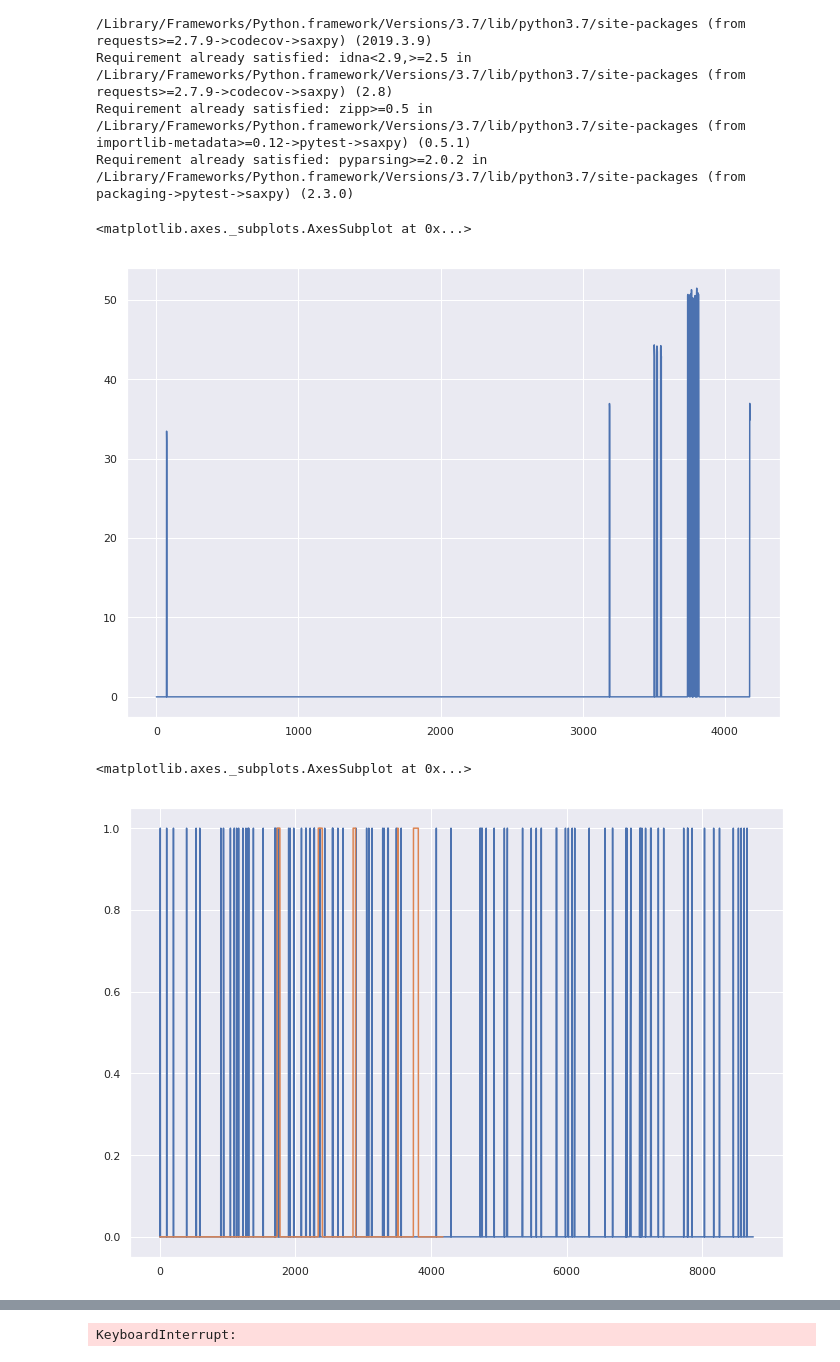
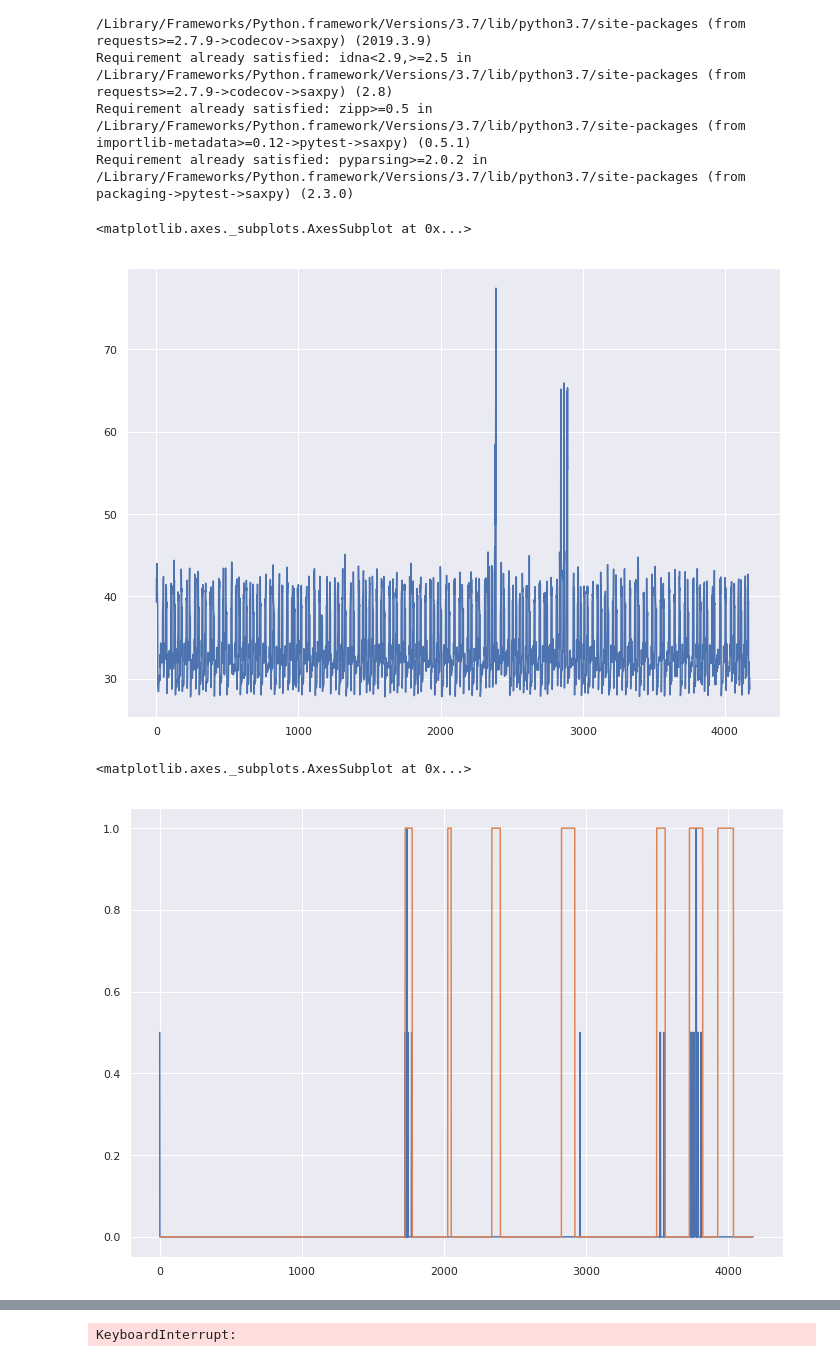
Before and after one commit to sebastiaansch/CDALab2, a Jupyter notebook: Assignment/Discrete models task.ipynb, the cells around one changed output, grey strips where cells are left out. Drawn from its saved outputs; the diff is of its cells as text; code cells hidden in the pictures.

```diff
--- a/Assignment/Discrete models task.ipynb
+++ b/Assignment/Discrete models task.ipynb
@@ -47,5 +47,3 @@ df1 = pd.read_csv("data/BATADAL_dataset03.csv")
 df2 = pd.read_csv("data/BATADAL_dataset04.csv")
 df2.columns = df2.columns.str.replace(" ", "")
 dftest = pd.read_csv("data/BATADAL_test_dataset.csv")
-
-df2.loc[df2['ATT_FLAG'] == -999, 'ATT_FLAG'] = 0
@@ -52,6 +90,6 @@ df2.loc[df2['ATT_FLAG'] == -999, 'ATT_FLAG'] = 0
 # %%
-def discretize(original_signal, paa_size=3, window_size=3, amount_of_levels=3):
-    sax1 = sax_via_window(dat, window_size, paa_size, amount_of_levels)
+def discretize(original_signal, paa_size=6, window_size=2, amount_of_levels=3):
+    sax1 = sax_via_window(original_signal, window_size, paa_size, amount_of_levels)
     indices = []
     for k, v in sax1.items():
         indices.extend(v)
@@ -71,27 +109,42 @@ def get_trigram(discrete_signal):
     trigram_df_prob = trigram_df/trigram_df.sum()
     return pd.Series(tri_list, index=discrete_signal.index[:-2]), trigram_df_prob[0]
 # %%
-sns.lineplot(data=df2['F_PU6'])
+sns.lineplot(data=df2['P_J14'])
 # %% [output]
 <matplotlib.axes._subplots.AxesSubplot at 0x...>
-[figure, old version]
+[figure, new version]
 # %%
 ## Select a target, discretize and see if it overlaps
+target_columns = ['F_PU6', 'S_PU6', 'F_PU11', 'S_PU11', 'F_PU7', 'S_PU7', 'L_T1', 'P_J14', 'P_J302', 'P_J307']
+fig, ax = plt.subplots()
 
-target = 'L_T1'
-dat1 = df1[target].values
-tris, triprob = get_trigram(discretize(dat1))
+alert_sum = []
 
-dat2 = df2[target].values
-tris2, tris2prob = get_trigram(discretize(dat2))
+paa_size=3
+window_size=2
+amount_of_levels=3
 
-threshold = min(triprob)
-fig, ax = plt.subplots()
-sns.lineplot(data=tris2.apply(lambda x: triprob.get(x, -1))<=threshold, ax=ax)
+for target in target_columns:
+    dat1 = df1[target].values
+    tris, triprob = get_trigram(discretize(dat1,paa_size,window_size,amount_of_levels))
+
+    dat2 = df2[target].values
+    tris2, tris2prob = get_trigram(discretize(dat2,paa_size,window_size,amount_of_levels))
+
+    threshold = 0
+    if len(alert_sum) == 0:
+        results = (tris2.apply(lambda x: triprob.get(x, -1))<=threshold).astype(int)
+        alert_sum = results
+    else:
+        results = (tris2.apply(lambda x: triprob.get(x, -1))<=threshold).astype(int)
+        alert_sum = alert_sum.add(results, fill_value=0)
+
+
+sns.lineplot(data=alert_sum/max(alert_sum), ax=ax)
 sns.lineplot(data=df2['ATT_FLAG'], ax=ax)
 # %% [output]
 <matplotlib.axes._subplots.AxesSubplot at 0x...>
-[figure, old version]
+[figure, new version]
 # %%
 ## Count the occurences of different words
 word_counts = discrete_signal['word'].value_counts()
```
Also changed, not shown: parts of 6 cells of this notebook, 2 other files.
